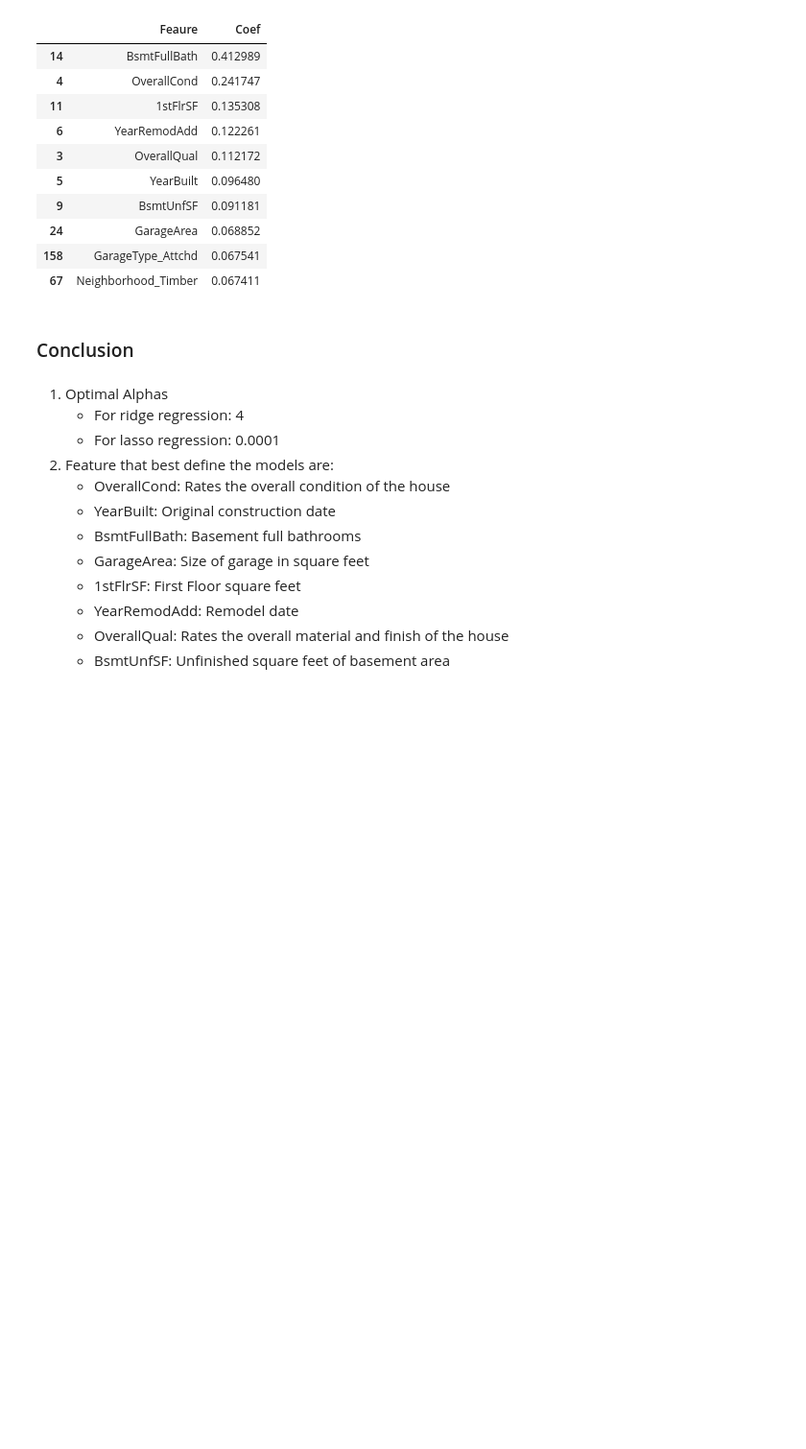
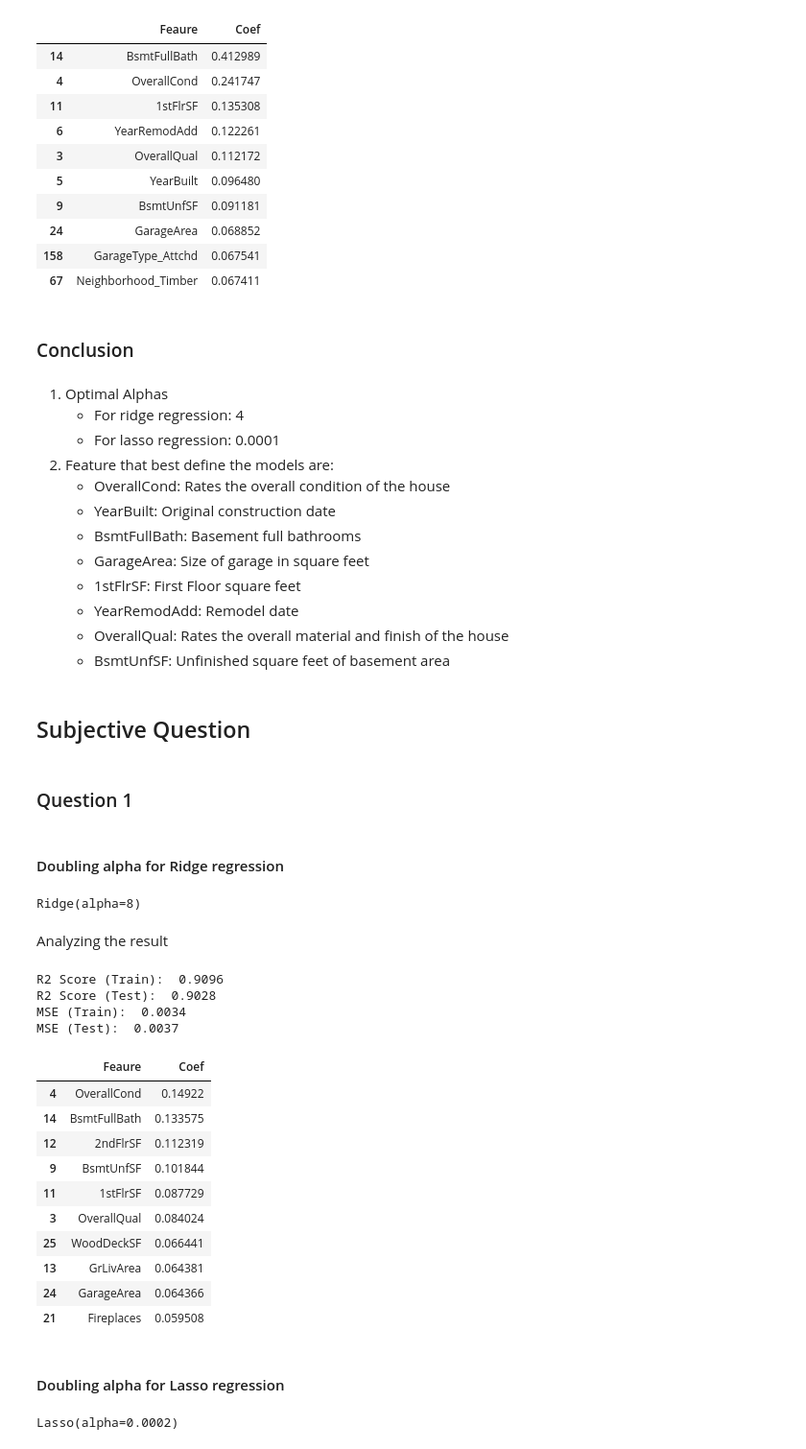
Before and after one commit to jawad360/epgp-course-assignment-advance-regression, a Jupyter notebook: assignment.ipynb, the cells around one changed output. Shown at 96% size. Drawn from its saved outputs; the diff is of its cells as text; code cells hidden in the pictures; blank space fills up the shorter version.

Commit message:
SubjectiveQuestions

```diff
--- a/assignment.ipynb
+++ b/assignment.ipynb
@@ -710,3 +678,68 @@ coefs.sort_values(by='Coef',ascending=False).head(10)
     - YearRemodAdd: Remodel date
     - OverallQual: Rates the overall material and finish of the house
     - BsmtUnfSF: Unfinished square feet of basement area
+# %% [markdown]
+## Subjective Question
+# %% [markdown]
+### Question 1
+# %% [markdown]
+#### Doubling alpha for Ridge regression
+# %%
+alpha = 8
+ridge = Ridge(alpha=alpha)
+ridge.fit(X_train, y_train)
+# %% [output]
+Ridge(alpha=8)
+# %% [markdown]
+Analyzing the result
+# %%
+y_pred_train = ridge.predict(X_train)
+y_pred_test = ridge.predict(X_test)
+
+r2_train_lr = r2_score(y_train, y_pred_train)
+print("R2 Score (Train): ", round(r2_train_lr, 4))
+
+r2_test_lr = r2_score(y_test, y_pred_test)
+print("R2 Score (Test): ", round(r2_test_lr, 4))
+
+mse_train_lr = mean_squared_error(y_train, y_pred_train)
+print("MSE (Train): ", round(mse_train_lr, 4))
+
+mse_test_lr = mean_squared_error(y_test, y_pred_test)
+print("MSE (Test): ", round(mse_test_lr, 4))
+# %% [output]
+R2 Score (Train):  0.9096
+R2 Score (Test):  0.9028
+MSE (Train):  0.0034
+MSE (Test):  0.0037
+# %%
+ridge_params = list(ridge.coef_[0])
+ridge_params.insert(0,ridge.intercept_)
+
+cols = data_train.columns
+cols.insert(0,'constant')
+
+coefs = pd.DataFrame(list(zip(cols, ridge_params)))
+coefs.columns = ['Feaure','Coef']
+
+coefs.sort_values(by='Coef',ascending=False).head(10)
+# %% [output]
+|  | Feaure | Coef |
+| 4 | OverallCond | 0.14922 |
+| 14 | BsmtFullBath | 0.133575 |
+| 12 | 2ndFlrSF | 0.112319 |
+| 9 | BsmtUnfSF | 0.101844 |
+| 11 | 1stFlrSF | 0.087729 |
+| 3 | OverallQual | 0.084024 |
+| 25 | WoodDeckSF | 0.066441 |
+| 13 | GrLivArea | 0.064381 |
+| 24 | GarageArea | 0.064366 |
+| 21 | Fireplaces | 0.059508 |
+# %% [markdown]
+#### Doubling alpha for Lasso regression
+# %%
+alpha =0.0002
+lasso = Lasso(alpha=alpha)
+lasso.fit(X_train, y_train)
+# %% [output]
+Lasso(alpha=0.0002)
```
Also changed, not shown: parts of 18 cells of this notebook, 2 other files.
